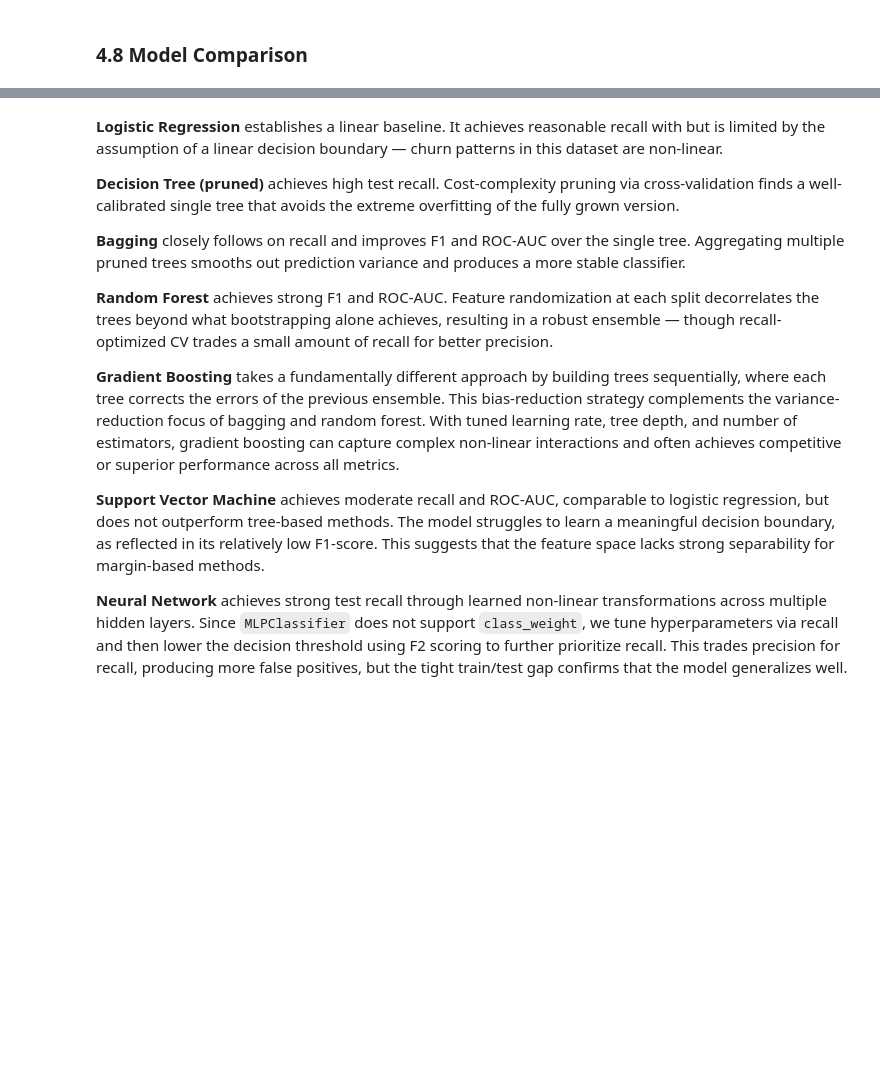
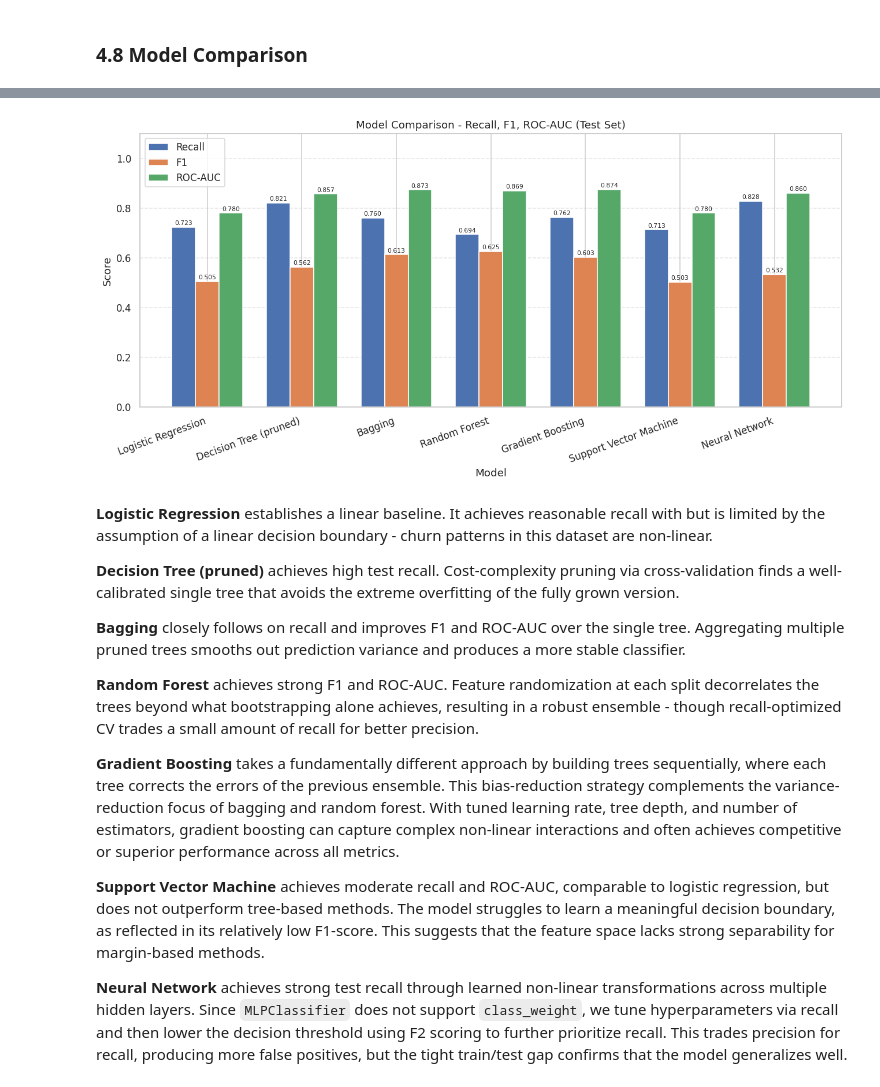
Before and after one commit to karanchampaneri/churn-project-mse446, a Jupyter notebook: notebook.ipynb, the cells around one changed output, grey strips where cells are left out. Saved outputs shown, nothing was run; the diff lists cells and outputs as text; code cells hidden in the pictures; blank space fills up the shorter version.

```diff
--- a/notebook.ipynb
+++ b/notebook.ipynb
@@ -802,41 +1198,43 @@ summary.set_index("Model")
 # %%
 models = summary["Model"].tolist()
 x = np.arange(len(models))
 width = 0.25
 
 fig, ax = plt.subplots(figsize=(12, 6))
 
 bars1 = ax.bar(x - width, summary["Recall"],  width, label="Recall",  color="#4C72B0")
 bars2 = ax.bar(x,         summary["F1"],      width, label="F1",      color="#DD8452")
 bars3 = ax.bar(x + width, summary["ROC-AUC"], width, label="ROC-AUC", color="#55A868")
 
 for bars in (bars1, bars2, bars3):
     for bar in bars:
         ax.text(
             bar.get_x() + bar.get_width() / 2,
             bar.get_height() + 0.005,
             f"{bar.get_height():.3f}",
             ha="center", va="bottom", fontsize=7
         )
 
 ax.set_xlabel("Model")
 ax.set_ylabel("Score")
-ax.set_title("Model Comparison — Recall, F1, ROC-AUC (Test Set)")
+ax.set_title("Model Comparison - Recall, F1, ROC-AUC (Test Set)")
 ax.set_xticks(x)
 ax.set_xticklabels(models, rotation=20, ha="right")
 ax.set_ylim(0, 1.1)
 ax.legend()
 ax.grid(axis="y", linestyle="--", alpha=0.5)
 plt.tight_layout()
 plt.show()
+# %% [output]
+[figure, added]
 # %% [markdown]
-**Logistic Regression** establishes a linear baseline. It achieves reasonable recall with  but is limited by the assumption of a linear decision boundary — churn patterns in this dataset are non-linear.
+**Logistic Regression** establishes a linear baseline. It achieves reasonable recall with  but is limited by the assumption of a linear decision boundary - churn patterns in this dataset are non-linear.
 
 **Decision Tree (pruned)** achieves high test recall. Cost-complexity pruning via cross-validation finds a well-calibrated single tree that avoids the extreme overfitting of the fully grown version.
 
 **Bagging** closely follows on recall and improves F1 and ROC-AUC over the single tree. Aggregating multiple pruned trees smooths out prediction variance and produces a more stable classifier.
 
-**Random Forest** achieves strong F1 and ROC-AUC. Feature randomization at each split decorrelates the trees beyond what bootstrapping alone achieves, resulting in a robust ensemble — though recall-optimized CV trades a small amount of recall for better precision.
+**Random Forest** achieves strong F1 and ROC-AUC. Feature randomization at each split decorrelates the trees beyond what bootstrapping alone achieves, resulting in a robust ensemble - though recall-optimized CV trades a small amount of recall for better precision.
 
 **Gradient Boosting** takes a fundamentally different approach by building trees sequentially, where each tree corrects the errors of the previous ensemble. This bias-reduction strategy complements the variance-reduction focus of bagging and random forest. With tuned learning rate, tree depth, and number of estimators, gradient boosting can capture complex non-linear interactions and often achieves competitive or superior performance across all metrics.
 
```
Also changed, not shown: parts of 56 cells of this notebook.
